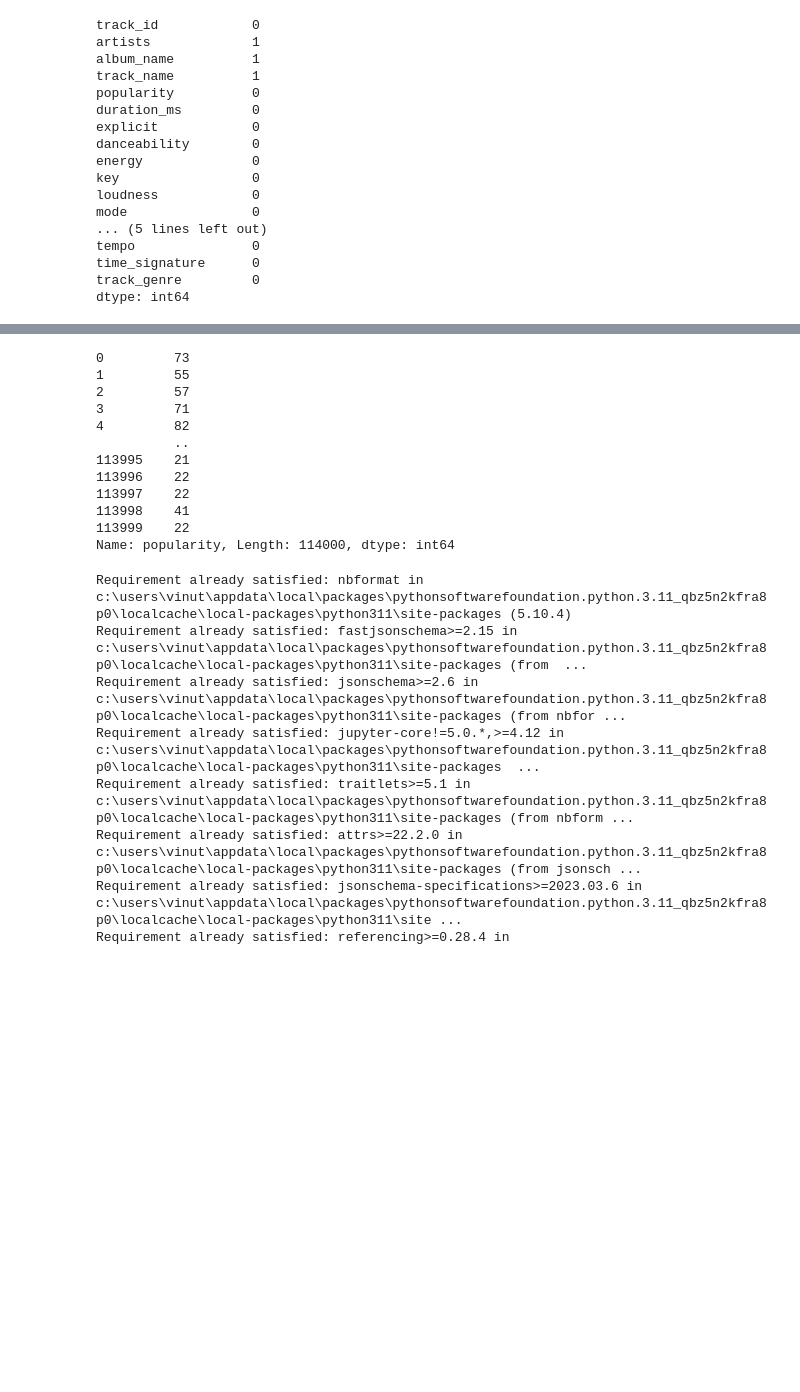
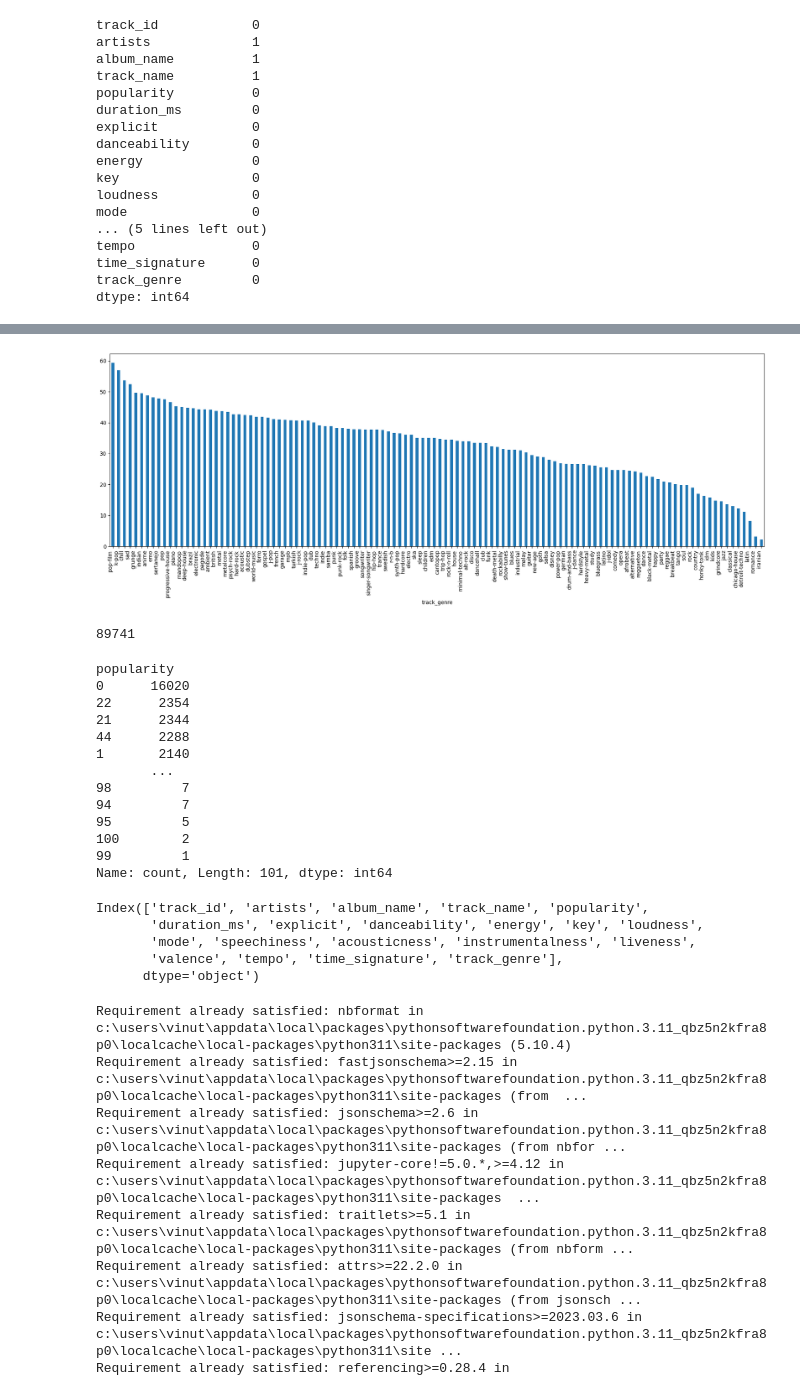
Before and after one commit to shreyamusini/song_popularity_dsc_148_final_project, a Jupyter notebook: project.ipynb, the cells around one changed output, grey strips where cells are left out. Saved outputs shown, nothing was run; the diff lists cells and outputs as text; code cells hidden in the pictures; blank space fills up the shorter version.

```diff
--- a/project.ipynb
+++ b/project.ipynb
@@ -50,23 +75,42 @@ df[df.isna().any(axis=1)]
 # %% [output]
 |  | track_id | artists | album_name | track_name | popularity | duration_ms | explicit | danceability | energy | ... |
 | 65900 | 1kR4gIb7nGxHPI3D2ifs59 | NaN | NaN | NaN | 0 | 0 | False | 0.501 | 0.583 | ... |
+# %%
+df.groupby('track_genre')['popularity'].mean().sort_values(ascending=False).plot(kind='bar', figsize=(18, 7))
+plt.xticks(rotation=90, ha='right', fontsize=10)
+plt.tight_layout()
+# %% [output]
+[figure, added]
+# %%
+df['track_id'].nunique()
+# %% [output]
+89741
 # %%
 
 df.columns
-df['popularity']
+df['popularity'].value_counts()
 # %% [output]
-0         73
-1         55
-2         57
-3         71
-4         82
-          ..
-113995    21
-113996    22
-113997    22
-113998    41
-113999    22
-Name: popularity, Length: 114000, dtype: int64
+popularity
+0      16020
+22      2354
+21      2344
+44      2288
+1       2140
+       ...
+98         7
+94         7
+95         5
+100        2
+99         1
+Name: count, Length: 101, dtype: int64
+# %%
+df.columns
+# %% [output]
+Index(['track_id', 'artists', 'album_name', 'track_name', 'popularity',
+       'duration_ms', 'explicit', 'danceability', 'energy', 'key', 'loudness',
+       'mode', 'speechiness', 'acousticness', 'instrumentalness', 'liveness',
+       'valence', 'tempo', 'time_signature', 'track_genre'],
+      dtype='object')
 # %%
 !pip install --upgrade nbformat
 # %% [output]
```
Also changed, not shown: parts of 3 cells of this notebook, 2 other files.
